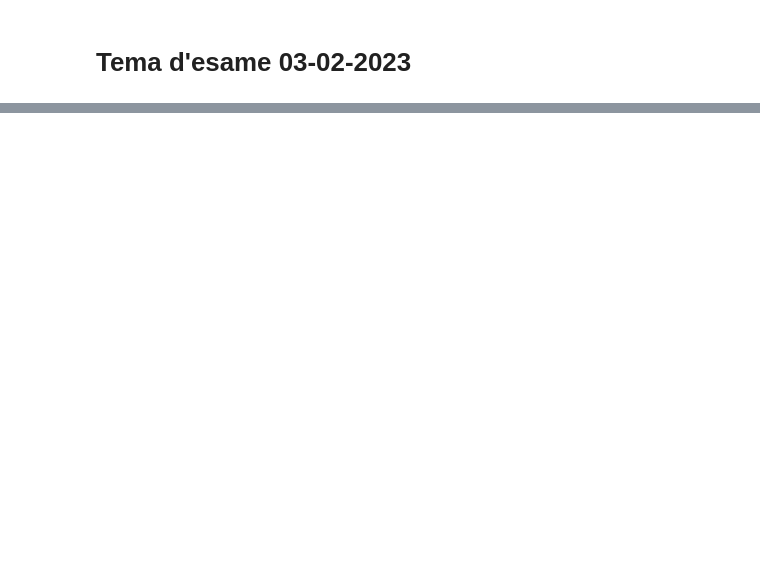
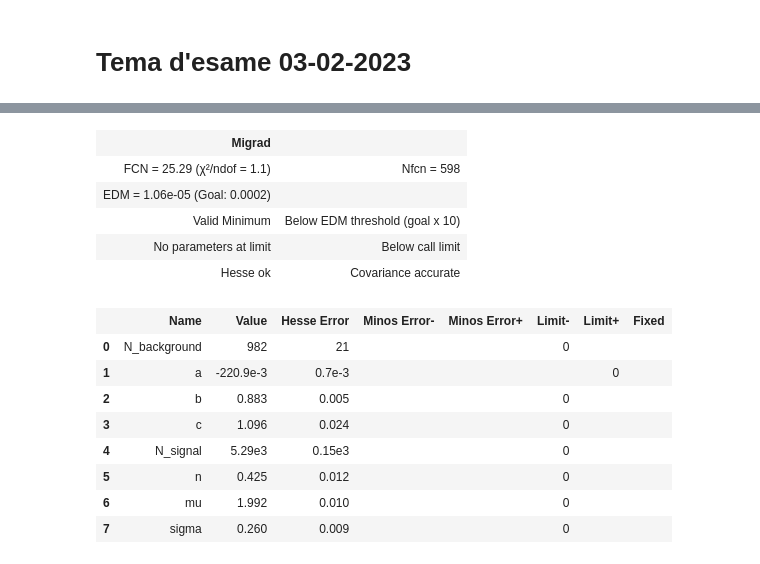
Before and after one commit to CarminatiGiovanni/LaboratorioCalcoloEStatistica, a Jupyter notebook: temi_esame/exam_20230203.ipynb, the cells around one changed output, grey strips where cells are left out. Drawn from its saved outputs; the diff is of its cells as text; code cells hidden in the pictures; blank space fills up the shorter version.

```diff
--- a/temi_esame/exam_20230203.ipynb
+++ b/temi_esame/exam_20230203.ipynb
@@ -130,0 +69,60 @@ False
+# %%
+from iminuit.cost import ExtendedBinnedNLL
+from iminuit import Minuit
+
+bin_edges = np.linspace(np.min(data),np.max(data),sturges(N))
+bin_content = np.array([len(data[(data>i)*(data<=g)]) for i,g in zip(bin_edges[:-1],bin_edges[1:])])
+bin_centres = 0.5 * (bin_edges[1:] + bin_edges[:-1])
+# %%
+def g_total(x, N_background, a, b, c, N_signal, n, mu, sigma):
+    return  N_background * (a * x**3 * (1./3.) + b * x**2 * 0.5 + c * x) + \
+            N_signal * n * norm.cdf(x, loc = mu, scale = sigma)
+
+
+my_cost_func = ExtendedBinnedNLL(bin_content, bin_edges, g_total)
+
+# ---------------- BACKGROUND ------------------------------------------
+my_minuit = Minuit(my_cost_func,
+                   N_background = N, a=-0.1, b=1., c=1.,
+                   N_signal = N, n=1., mu=np.mean(data), sigma=np.std(data)) # arbitrary starting values with the right signs
+my_minuit.limits['N_background', 'b', 'c', 'N_signal', 'n', 'mu', 'sigma'] = (0, None)
+my_minuit.limits['a'] = (None, 0)
+
+my_minuit.values['N_signal'] = 0
+my_minuit.fixed['N_signal', 'n', 'mu', 'sigma'] = True
+my_cost_func.mask = (bin_centres < 1.5) | (2.5 < bin_centres) # mask guessed looking at a preliminary histogram
+my_minuit.migrad()
+#print(my_minuit.valid)
+#display(my_minuit)
+# ----------------------------------------------------------------------
+
+# ---------- fix BKG and search for signal -----------------------------
+my_cost_func.mask = None
+my_minuit.fixed = False
+my_minuit.fixed['N_background', 'a', 'b', 'c'] = True
+my_minuit.values['N_signal'] = N - my_minuit.values['N_background']
+my_minuit.migrad()
+#print(my_minuit.valid)
+#display(my_minuit)
+#------------------------------------------------------------------------
+#------ all starting estimation are done, now search for the bests: -----
+my_minuit.fixed = False
+my_minuit.migrad()
+#print(my_minuit.valid)
+display(my_minuit)
+# %% [output]
+| Migrad |  |
+| FCN = 25.29 (χ²/ndof = 1.1) | Nfcn = 598 |
+| EDM = 1.06e-05 (Goal: 0.0002) |  |
+| Valid Minimum | Below EDM threshold (goal x 10) |
+| No parameters at limit | Below call limit |
+| Hesse ok | Covariance accurate |
+|  | Name | Value | Hesse Error | Minos Error- | Minos Error+ | Limit- | Limit+ | Fixed |
+| 0 | N_background | 982 | 21 |  |  | 0 |  |  |
+| 1 | a | -220.9e-3 | 0.7e-3 |  |  |  | 0 |  |
+| 2 | b | 0.883 | 0.005 |  |  | 0 |  |  |
+| 3 | c | 1.096 | 0.024 |  |  | 0 |  |  |
+| 4 | N_signal | 5.29e3 | 0.15e3 |  |  | 0 |  |  |
+| 5 | n | 0.425 | 0.012 |  |  | 0 |  |  |
+| 6 | mu | 1.992 | 0.010 |  |  | 0 |  |  |
+| 7 | sigma | 0.260 | 0.009 |  |  | 0 |  |  |
```
Also changed, not shown: parts of 9 cells of this notebook.
